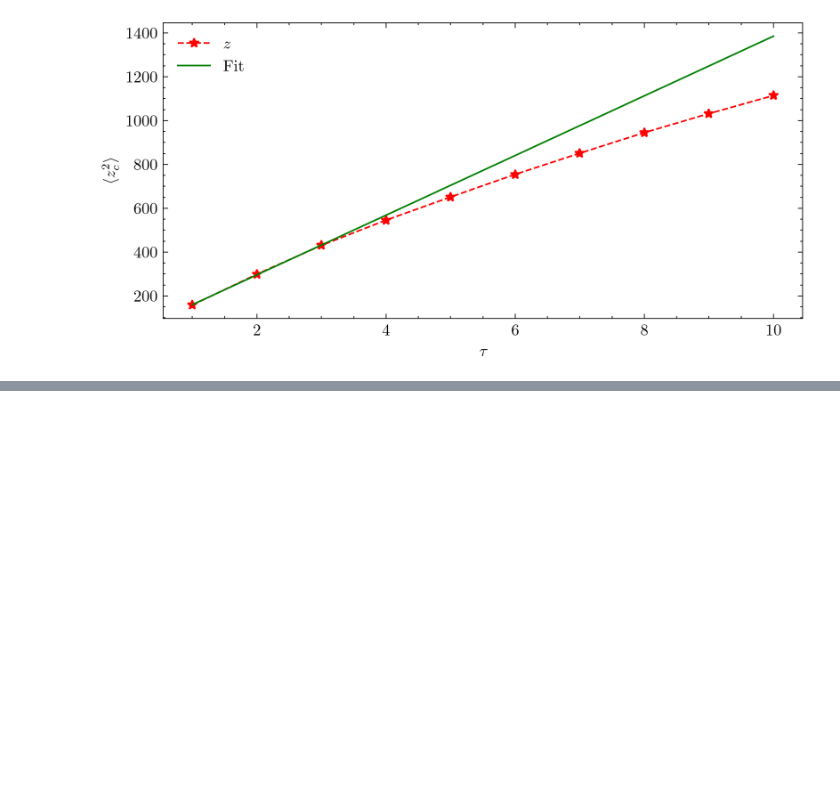
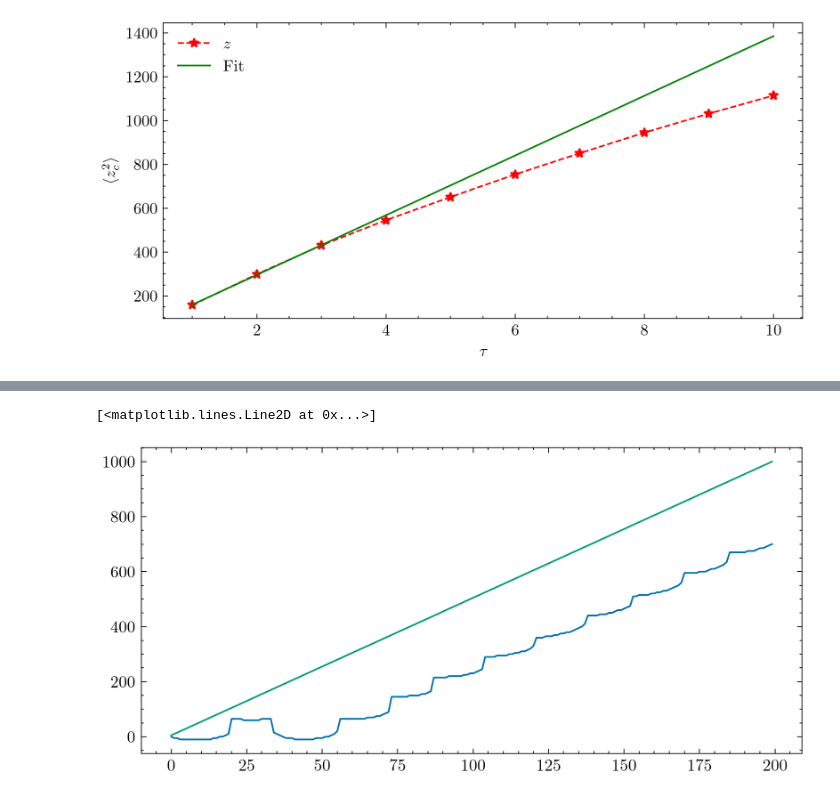
Before and after one commit to sinuose/mj_MASc_2026, a Jupyter notebook: Python/figures_all.ipynb, the cells around one changed output, grey strips where cells are left out. Cells and saved outputs as stored; diff of their text form; code cells hidden in the pictures; blank space fills up the shorter version.

```diff
--- a/Python/figures_all.ipynb
+++ b/Python/figures_all.ipynb
@@ -695,0 +806,12 @@ WindowsPath('Figures/z_MSD.svg')
+# %%
+z_traj = opt['z']
+r_arr = opt['r_arr']
+rad_av_arr = opt['rad_av_arr']
+roi_dss = opt['roi']
+marr = opt['mask_arr']
+# %%
+plt.plot(z_traj - z_traj[0])
+plt.plot(ipsfdata['z_vec'][0,:])
+# %% [output]
+[<matplotlib.lines.Line2D at 0x...>]
+[figure, added]
```
Also changed, not shown: parts of 6 cells of this notebook, 14 other files.
